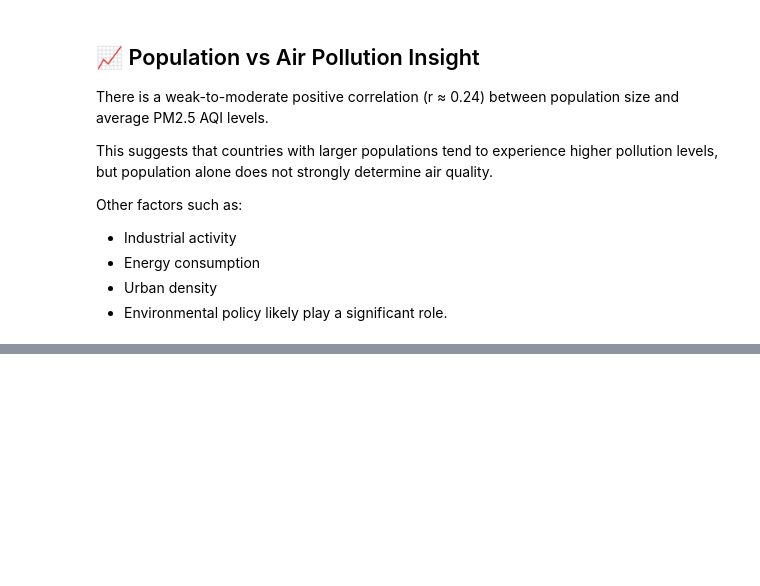
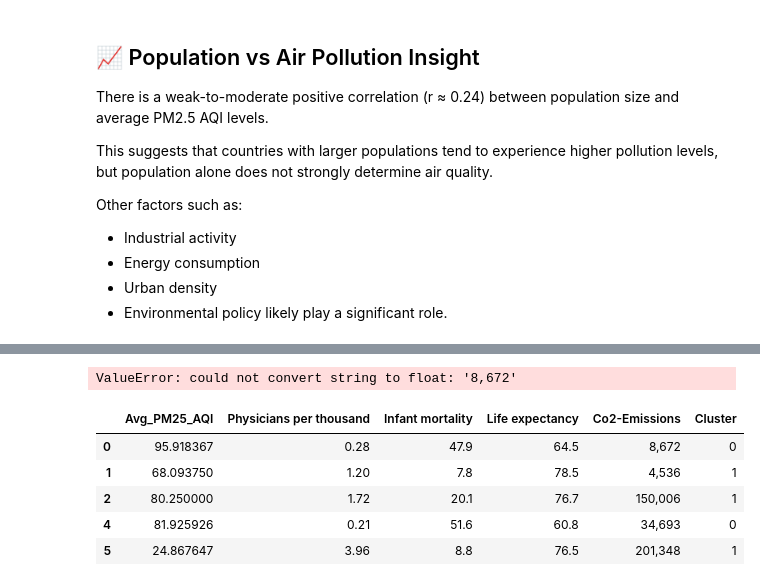
Before and after one commit to AbhilipsaPati0/Urban-Life-Intelligence-System, a Jupyter notebook: notebooks/global_environment_analysis.ipynb, the cells around one changed output, grey strips where cells are left out. Cells and saved outputs as stored; diff of their text form; code cells hidden in the pictures; blank space fills up the shorter version.

```diff
--- a/notebooks/global_environment_analysis.ipynb
+++ b/notebooks/global_environment_analysis.ipynb
@@ -281,0 +416,12 @@ likely play a significant role.
+# %%
+features = merged[
+    [
+        "Avg_PM25_AQI",
+        "Physicians per thousand",
+        "Infant mortality",
+        "Life expectancy",
+        "Co2-Emissions"
+    ]
+].dropna()
+
+features.head()
@@ -281,0 +435,26 @@ likely play a significant role.
+# %%
+# Standardize Data
+
+from sklearn.preprocessing import StandardScaler
+
+scaler = StandardScaler()
+scaled_features = scaler.fit_transform(features)
+# %% [output]
+ValueError: could not convert string to float: '8,672'
+# %%
+# KMeans Clustering
+
+from sklearn.cluster import KMeans
+
+kmeans = KMeans(n_clusters=3, random_state=42)
+clusters = kmeans.fit_predict(scaled_features)
+
+features["Cluster"] = clusters
+features.head()
+# %% [output]
+|  | Avg_PM25_AQI | Physicians per thousand | Infant mortality | Life expectancy | Co2-Emissions | Cluster |
+| 0 | 95.918367 | 0.28 | 47.9 | 64.5 | 8,672 | 0 |
+| 1 | 68.093750 | 1.20 | 7.8 | 78.5 | 4,536 | 1 |
+| 2 | 80.250000 | 1.72 | 20.1 | 76.7 | 150,006 | 1 |
+| 4 | 81.925926 | 0.21 | 51.6 | 60.8 | 34,693 | 0 |
+| 5 | 24.867647 | 3.96 | 8.8 | 76.5 | 201,348 | 1 |
```
Also changed, not shown: parts of 20 cells of this notebook.
